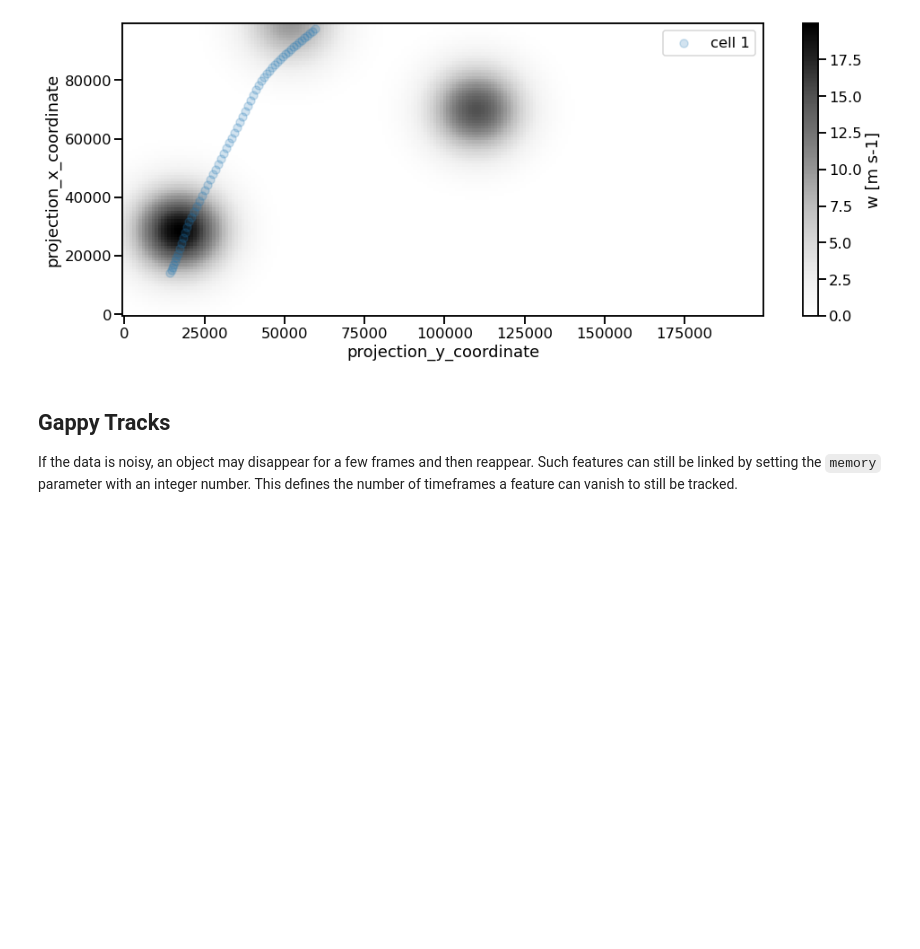
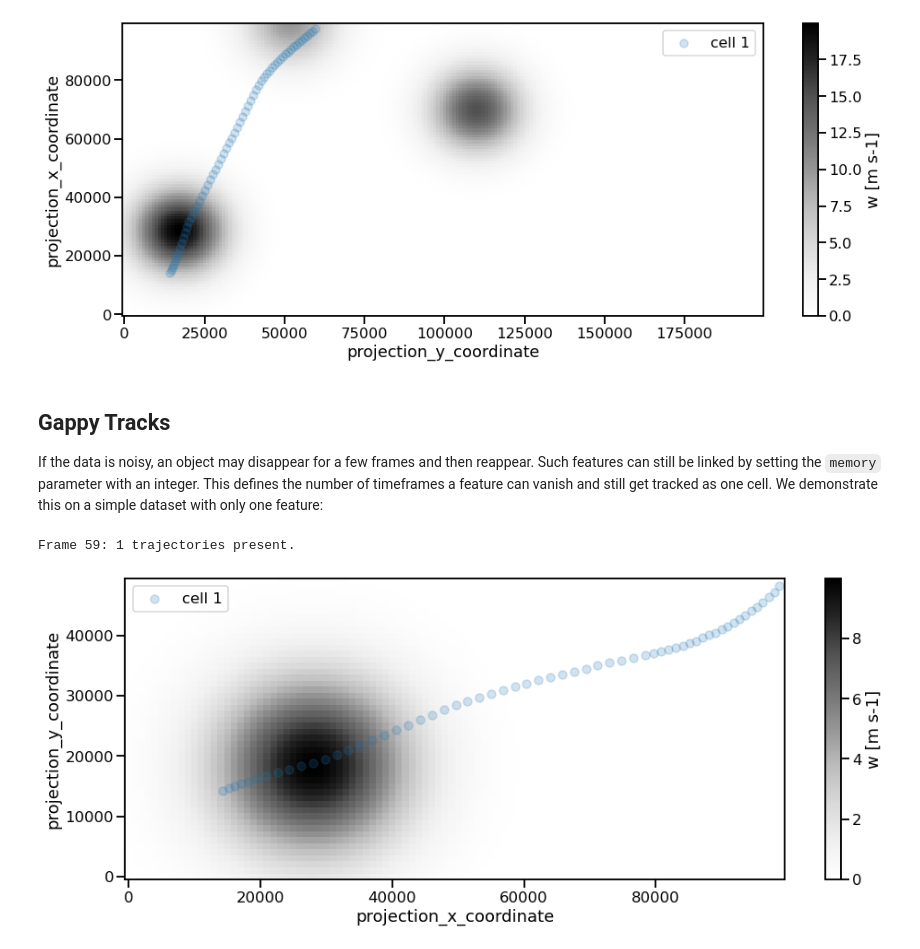
Before and after one commit to tobac-project/tobac-tutorials, a Jupyter notebook: tutorials/Basics/Methods-and-Parameters-for-Linking.ipynb, the cells around one changed output. Cells and saved outputs as stored; diff of their text form; code cells hidden in the pictures; blank space fills up the shorter version.

```diff
--- a/tutorials/Basics/Linking.ipynb
+++ b/tutorials/Basics/Methods-and-Parameters-for-Linking.ipynb
@@ -308,10 +317,29 @@ Frame 69: 2 trajectories present.
 # %% [markdown]
 ## Gappy Tracks
 
-If the data is noisy, an object may disappear for a few frames and then reappear. Such features can still be linked by setting the `memory` parameter with an integer number. This defines the number of timeframes a feature can vanish to still be tracked.
+If the data is noisy, an object may disappear for a few frames and then reappear. Such features can still be linked by setting the `memory` parameter with an integer. This defines the number of timeframes a feature can vanish and still get tracked as one cell. We demonstrate this on a simple dataset with only one feature:
 # %%
-%%capture
-
 data = tobac.testing.make_simple_sample_data_2D()
 dxy, dt = tobac.utils.get_spacings(data)
 features = tobac.themes.tobac_v1.feature_detection_multithreshold(data, dxy, threshold=1)
+track = tobac.themes.tobac_v1.linking_trackpy(features, data, dt=dt, dxy=dxy, v_max = 1000)
+
+fig, ax = plt.subplots(ncols = 1, nrows = 1, figsize = (16, 6))
+
+data.isel(time=10).plot(ax=ax, cmap = 'Greys')
+
+for i, cell_track in track.groupby('cell'):
+    cell_track.plot.scatter(
+                    x="projection_x_coordinate",
+                    y="projection_y_coordinate",
+                    ax=ax,
+                    marker="o",
+                    alpha=0.2,
+                    label='cell {0}'.format(int(i))
+                )
+
+plt.legend()
+plt.show()
+# %% [output]
+Frame 59: 1 trajectories present.
+[figure, added]
```
Also changed, not shown: parts of 11 cells of this notebook, 2 other files.
